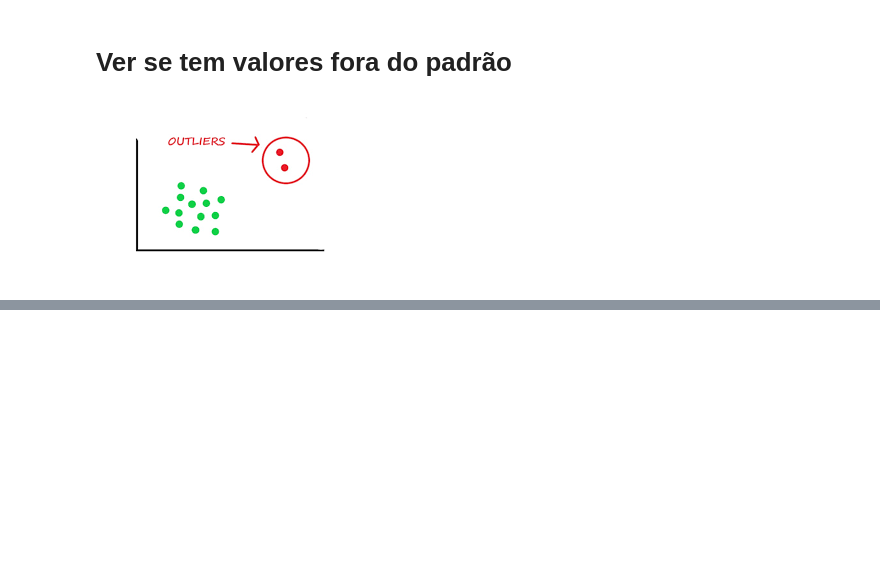
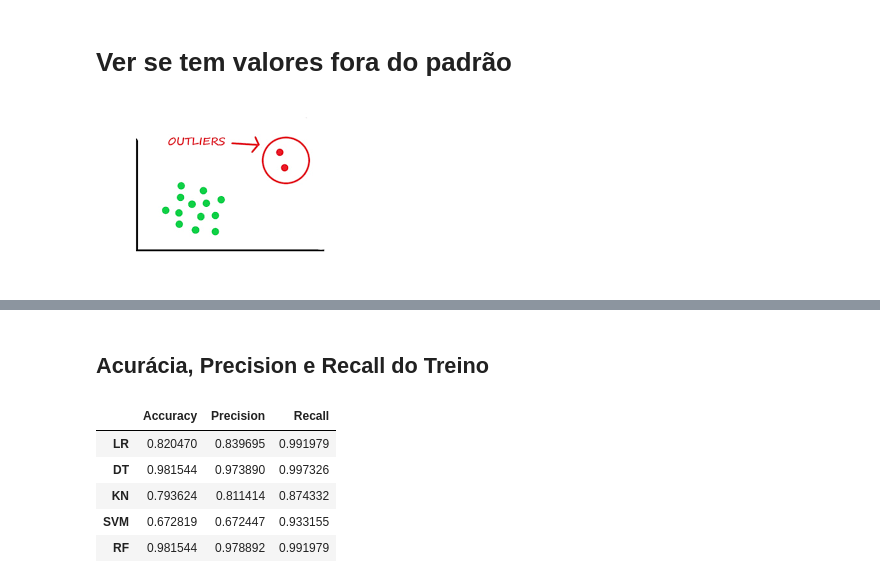
Before and after one commit to fgiordanelli/Projeto1, a Jupyter notebook: Projeto 4.ipynb, the cells around one changed output, grey strips where cells are left out. Saved outputs shown, nothing was run; the diff lists cells and outputs as text; code cells hidden in the pictures; blank space fills up the shorter version.

```diff
--- a/Projeto 4.ipynb
+++ b/Projeto 4.ipynb
@@ -133,0 +102,2 @@ train_x, test_x = train_x.align(test_x, join='inner', axis=1)
+# %%
+numeric_transformer = make_pipeline(SimpleImputer(strategy='median', missing_values=np.nan))
@@ -221,2 +191,35 @@ plt.show()
+# %% [markdown]
+## Acurácia, Precision e Recall do Treino
+# %%
+metricas = {'Accuracy':  [LR.score(X_train,y_train),
+                          #LDA.score(X_train,y_train),
+                          DT.score(X_train,y_train),
+                          KN.score(X_train,y_train),
+                          SVM.score(X_train,y_train),
+                          RF.score(X_train,y_train)],
+            'Precision': [precision_score(y_train, LR.predict(X_train), pos_label = 0),
+                          #precision_score(y_train, LDA.predict(X_train), pos_label = 0),
+                          precision_score(y_train, DT.predict(X_train), pos_label = 0),
+                          precision_score(y_train, KN.predict(X_train), pos_label = 0),
+                          precision_score(y_train, SVM.predict(X_train), pos_label = 0),
+                          precision_score(y_train, RF.predict(X_train), pos_label = 0)],
+            'Recall' :   [recall_score(y_train, RF.predict(X_train), pos_label = 0),
+                          #recall_score(y_train, LDA.predict(X_train), pos_label = 0),
+                          recall_score(y_train, DT.predict(X_train), pos_label = 0),
+                          recall_score(y_train, KN.predict(X_train), pos_label = 0),
+                          recall_score(y_train, SVM.predict(X_train), pos_label = 0),
+                          recall_score(y_train, RF.predict(X_train), pos_label = 0)]
+        }
+
+dados = pd.DataFrame(metricas, columns = ['Accuracy', 'Precision','Recall'], index=['LR','DT','KN','SVM','RF'])
+
+dados
+# %% [output]
+|  | Accuracy | Precision | Recall |
+| LR | 0.820470 | 0.839695 | 0.991979 |
+| DT | 0.981544 | 0.973890 | 0.997326 |
+| KN | 0.793624 | 0.811414 | 0.874332 |
+| SVM | 0.672819 | 0.672447 | 0.933155 |
+| RF | 0.981544 | 0.978892 | 0.991979 |
 # %% [markdown]
 ## Curva ROC
```
Also changed, not shown: parts of 43 cells of this notebook, 6 other files.
